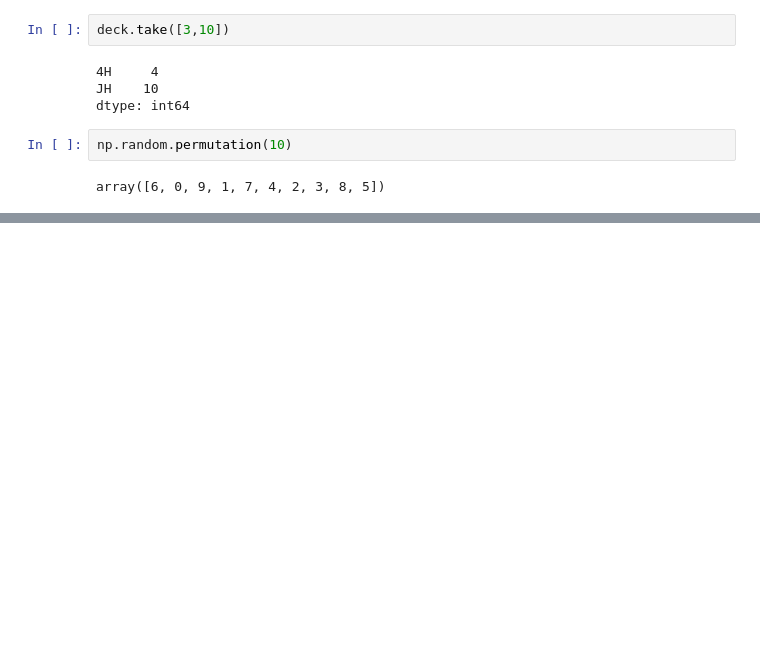
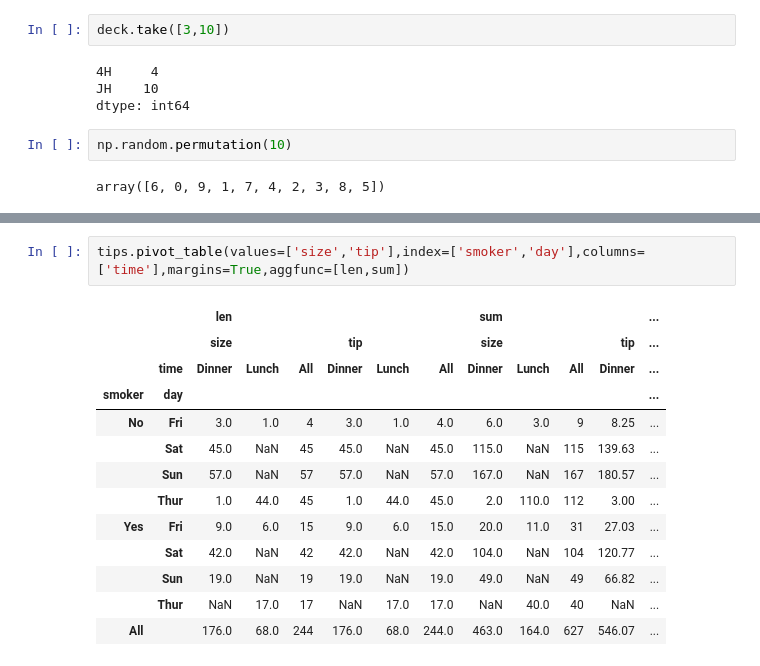
Before and after one commit to longfengpili/python-for-data-analysis, a Jupyter notebook: 第九章.ipynb, the cells around one changed output, grey strips where cells are left out. Saved outputs shown, nothing was run; the diff lists cells and outputs as text; blank space fills up the shorter version.

```diff
--- a/第九章.ipynb
+++ b/第九章.ipynb
@@ -528,0 +677,16 @@ array([6, 0, 9, 1, 7, 4, 2, 3, 8, 5])
+# %%
+tips.pivot_table(values=['size','tip'],index=['smoker','day'],columns=['time'],margins=True,aggfunc=[len,sum])
+# %% [output]
+|  |  | len |  |  |  |  |  | sum |  |  |  | ... |
+|  |  | size |  |  | tip |  |  | size |  |  | tip | ... |
+|  | time | Dinner | Lunch | All | Dinner | Lunch | All | Dinner | Lunch | All | Dinner | ... |
+| smoker | day |  |  |  |  |  |  |  |  |  |  | ... |
+| No | Fri | 3.0 | 1.0 | 4 | 3.0 | 1.0 | 4.0 | 6.0 | 3.0 | 9 | 8.25 | ... |
+|  | Sat | 45.0 | NaN | 45 | 45.0 | NaN | 45.0 | 115.0 | NaN | 115 | 139.63 | ... |
+|  | Sun | 57.0 | NaN | 57 | 57.0 | NaN | 57.0 | 167.0 | NaN | 167 | 180.57 | ... |
+|  | Thur | 1.0 | 44.0 | 45 | 1.0 | 44.0 | 45.0 | 2.0 | 110.0 | 112 | 3.00 | ... |
+| Yes | Fri | 9.0 | 6.0 | 15 | 9.0 | 6.0 | 15.0 | 20.0 | 11.0 | 31 | 27.03 | ... |
+|  | Sat | 42.0 | NaN | 42 | 42.0 | NaN | 42.0 | 104.0 | NaN | 104 | 120.77 | ... |
+|  | Sun | 19.0 | NaN | 19 | 19.0 | NaN | 19.0 | 49.0 | NaN | 49 | 66.82 | ... |
+|  | Thur | NaN | 17.0 | 17 | NaN | 17.0 | 17.0 | NaN | 40.0 | 40 | NaN | ... |
+| All |  | 176.0 | 68.0 | 244 | 176.0 | 68.0 | 244.0 | 463.0 | 164.0 | 627 | 546.07 | ... |
```
Also changed, not shown: parts of 23 cells of this notebook.
